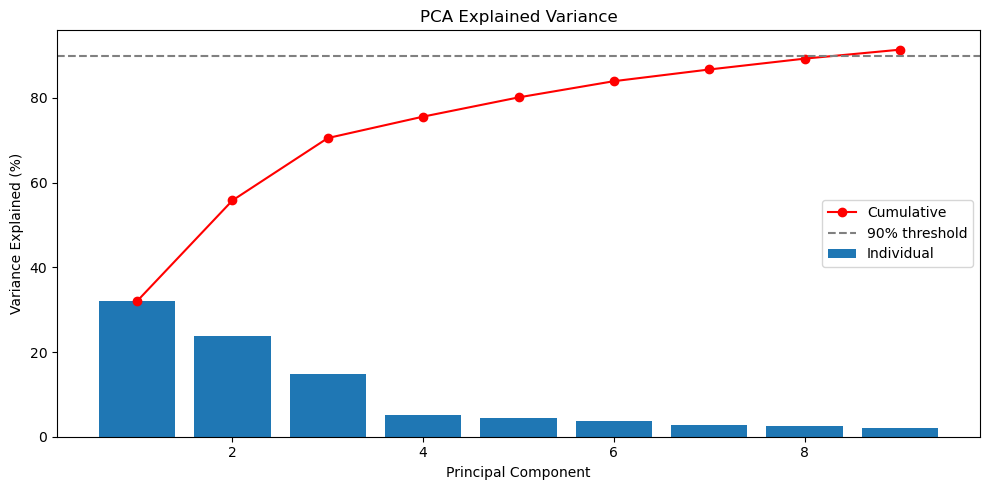
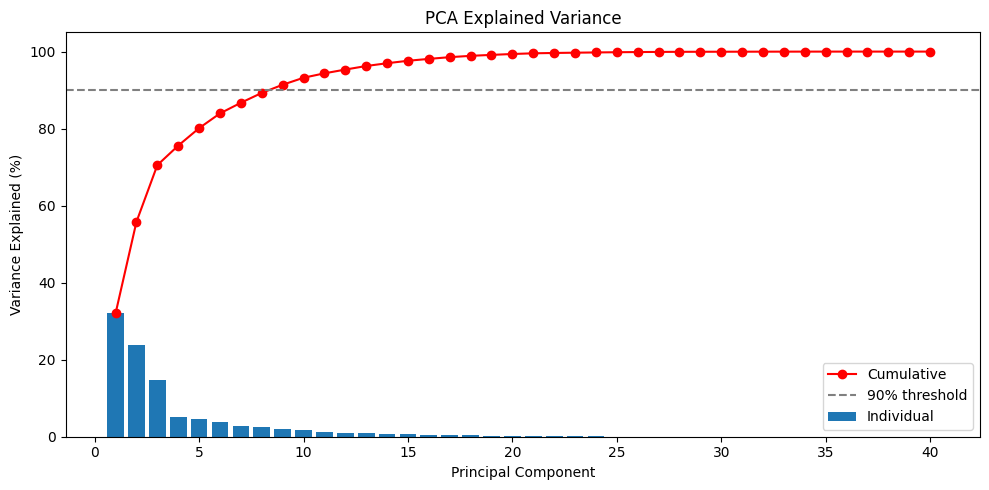
The change to this notebook cell's code, shown as a diff; its figure went from the first image to the second:
--- before
+++ after
@@ -10,4 +10,5 @@
 ax.set_title('PCA Explained Variance')
 ax.legend()
+fig.savefig("../images/scree_plot.jpg")
 plt.tight_layout()
 plt.show()

Commit: add images